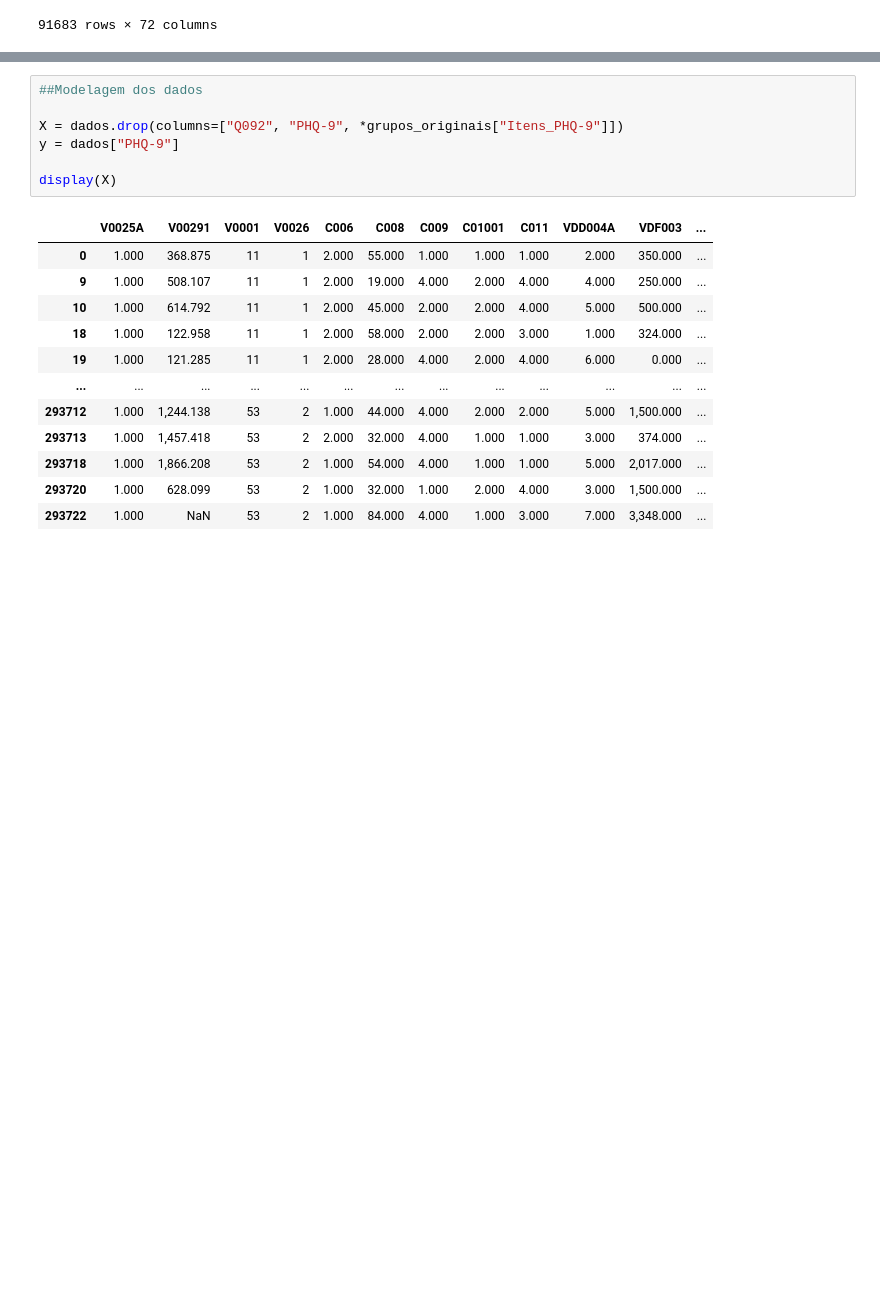
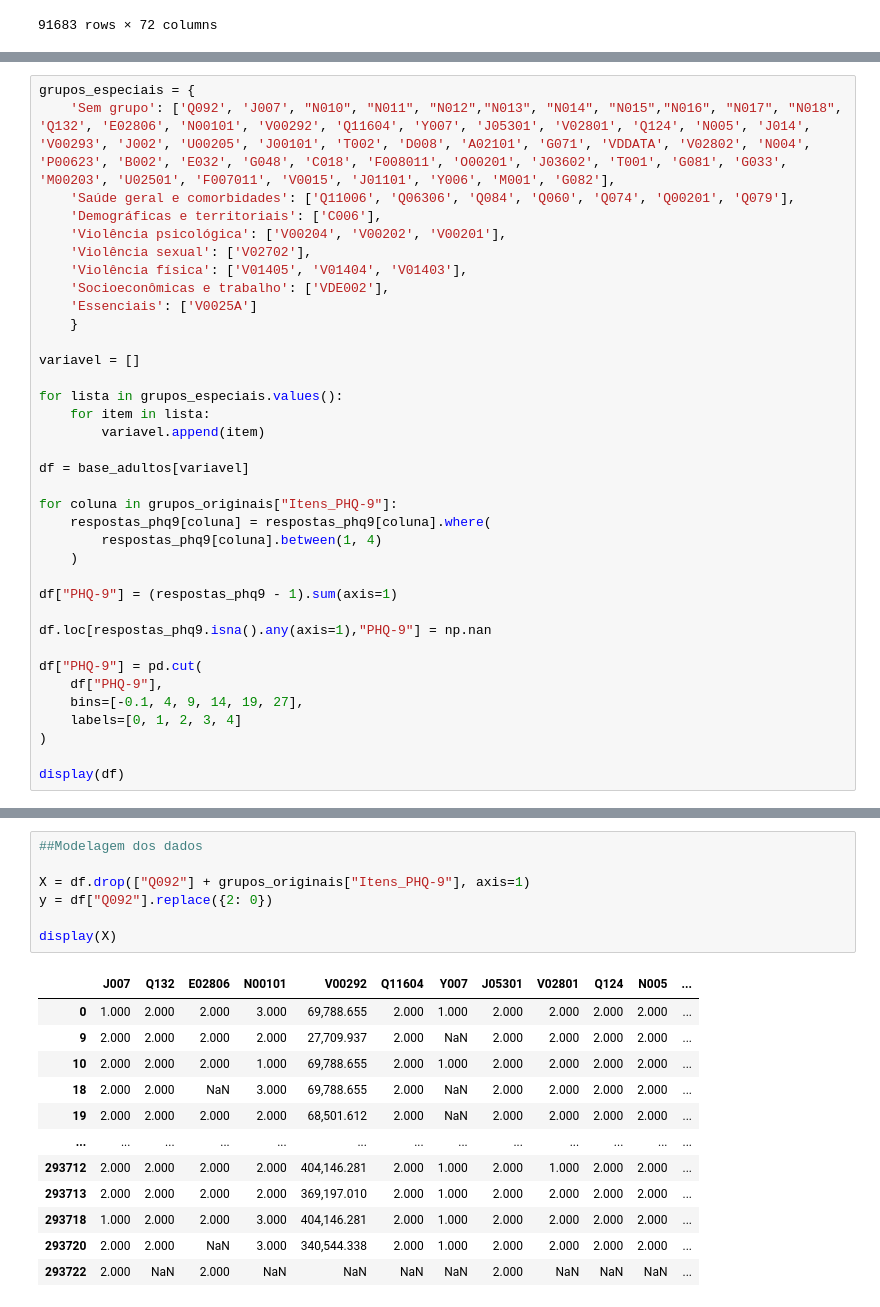
Before and after one commit to toni-cav/Analise_SIICUSP, a Jupyter notebook: exploratorio_depressao_e_sem_depressao.ipynb, the cells around one changed output, grey strips where cells are left out. Drawn from its saved outputs; the diff is of its cells as text; blank space fills up the shorter version.

```diff
--- a/exploratorio_depressao_e_sem_depressao.ipynb
+++ b/exploratorio_depressao_e_sem_depressao.ipynb
@@ -850,0 +922,36 @@ display(dados)
+# %%
+grupos_especiais = {
+    'Sem grupo': ['Q092', 'J007', "N010", "N011", "N012","N013", "N014", "N015","N016", "N017", "N018", 'Q132', 'E02806', 'N00101', 'V00292', 'Q11604', 'Y007', 'J05301', 'V02801', 'Q124', 'N005', 'J014', 'V00293', 'J002', 'U00205', 'J00101', 'T002', 'D008', 'A02101', 'G071', 'VDDATA', 'V02802', 'N004', 'P00623', 'B002', 'E032', 'G048', 'C018', 'F008011', 'O00201', 'J03602', 'T001', 'G081', 'G033', 'M00203', 'U02501', 'F007011', 'V0015', 'J01101', 'Y006', 'M001', 'G082'],
+    'Saúde geral e comorbidades': ['Q11006', 'Q06306', 'Q084', 'Q060', 'Q074', 'Q00201', 'Q079'],
+    'Demográficas e territoriais': ['C006'],
+    'Violência psicológica': ['V00204', 'V00202', 'V00201'],
+    'Violência sexual': ['V02702'],
+    'Violência física': ['V01405', 'V01404', 'V01403'],
+    'Socioeconômicas e trabalho': ['VDE002'],
+    'Essenciais': ['V0025A']
+    }
+
+variavel = []
+
+for lista in grupos_especiais.values():
+    for item in lista:
+        variavel.append(item)
+
+df = base_adultos[variavel]
+
+for coluna in grupos_originais["Itens_PHQ-9"]:
+    respostas_phq9[coluna] = respostas_phq9[coluna].where(
+        respostas_phq9[coluna].between(1, 4)
+    )
+
+df["PHQ-9"] = (respostas_phq9 - 1).sum(axis=1)
+
+df.loc[respostas_phq9.isna().any(axis=1),"PHQ-9"] = np.nan
+
+df["PHQ-9"] = pd.cut(
+    df["PHQ-9"],
+    bins=[-0.1, 4, 9, 14, 19, 27],
+    labels=[0, 1, 2, 3, 4]
+)
+
+display(df)
@@ -851,20 +974,20 @@ display(dados)
 # %%
 ##Modelagem dos dados
 
-X = dados.drop(columns=["Q092", "PHQ-9", *grupos_originais["Itens_PHQ-9"]])
-y = dados["PHQ-9"]
+X = df.drop(["Q092"] + grupos_originais["Itens_PHQ-9"], axis=1)
+y = df["Q092"].replace({2: 0})
 
 display(X)
 # %% [output]
-|  | V0025A | V00291 | V0001 | V0026 | C006 | C008 | C009 | C01001 | C011 | VDD004A | VDF003 | ... |
-| 0 | 1.000 | 368.875 | 11 | 1 | 2.000 | 55.000 | 1.000 | 1.000 | 1.000 | 2.000 | 350.000 | ... |
-| 9 | 1.000 | 508.107 | 11 | 1 | 2.000 | 19.000 | 4.000 | 2.000 | 4.000 | 4.000 | 250.000 | ... |
-| 10 | 1.000 | 614.792 | 11 | 1 | 2.000 | 45.000 | 2.000 | 2.000 | 4.000 | 5.000 | 500.000 | ... |
-| 18 | 1.000 | 122.958 | 11 | 1 | 2.000 | 58.000 | 2.000 | 2.000 | 3.000 | 1.000 | 324.000 | ... |
-| 19 | 1.000 | 121.285 | 11 | 1 | 2.000 | 28.000 | 4.000 | 2.000 | 4.000 | 6.000 | 0.000 | ... |
+|  | J007 | Q132 | E02806 | N00101 | V00292 | Q11604 | Y007 | J05301 | V02801 | Q124 | N005 | ... |
+| 0 | 1.000 | 2.000 | 2.000 | 3.000 | 69,788.655 | 2.000 | 1.000 | 2.000 | 2.000 | 2.000 | 2.000 | ... |
+| 9 | 2.000 | 2.000 | 2.000 | 2.000 | 27,709.937 | 2.000 | NaN | 2.000 | 2.000 | 2.000 | 2.000 | ... |
+| 10 | 2.000 | 2.000 | 2.000 | 1.000 | 69,788.655 | 2.000 | 1.000 | 2.000 | 2.000 | 2.000 | 2.000 | ... |
+| 18 | 2.000 | 2.000 | NaN | 3.000 | 69,788.655 | 2.000 | NaN | 2.000 | 2.000 | 2.000 | 2.000 | ... |
+| 19 | 2.000 | 2.000 | 2.000 | 2.000 | 68,501.612 | 2.000 | NaN | 2.000 | 2.000 | 2.000 | 2.000 | ... |
 | ... | ... | ... | ... | ... | ... | ... | ... | ... | ... | ... | ... | ... |
-| 293712 | 1.000 | 1,244.138 | 53 | 2 | 1.000 | 44.000 | 4.000 | 2.000 | 2.000 | 5.000 | 1,500.000 | ... |
-| 293713 | 1.000 | 1,457.418 | 53 | 2 | 2.000 | 32.000 | 4.000 | 1.000 | 1.000 | 3.000 | 374.000 | ... |
-| 293718 | 1.000 | 1,866.208 | 53 | 2 | 1.000 | 54.000 | 4.000 | 1.000 | 1.000 | 5.000 | 2,017.000 | ... |
-| 293720 | 1.000 | 628.099 | 53 | 2 | 1.000 | 32.000 | 1.000 | 2.000 | 4.000 | 3.000 | 1,500.000 | ... |
-| 293722 | 1.000 | NaN | 53 | 2 | 1.000 | 84.000 | 4.000 | 1.000 | 3.000 | 7.000 | 3,348.000 | ... |
+| 293712 | 2.000 | 2.000 | 2.000 | 2.000 | 404,146.281 | 2.000 | 1.000 | 2.000 | 1.000 | 2.000 | 2.000 | ... |
+| 293713 | 2.000 | 2.000 | 2.000 | 2.000 | 369,197.010 | 2.000 | 1.000 | 2.000 | 2.000 | 2.000 | 2.000 | ... |
+| 293718 | 1.000 | 2.000 | 2.000 | 3.000 | 404,146.281 | 2.000 | 1.000 | 2.000 | 2.000 | 2.000 | 2.000 | ... |
+| 293720 | 2.000 | 2.000 | NaN | 3.000 | 340,544.338 | 2.000 | 1.000 | 2.000 | 2.000 | 2.000 | 2.000 | ... |
+| 293722 | 2.000 | NaN | 2.000 | NaN | NaN | NaN | NaN | 2.000 | NaN | NaN | NaN | ... |
```
Also changed, not shown: parts of 35 cells of this notebook.
